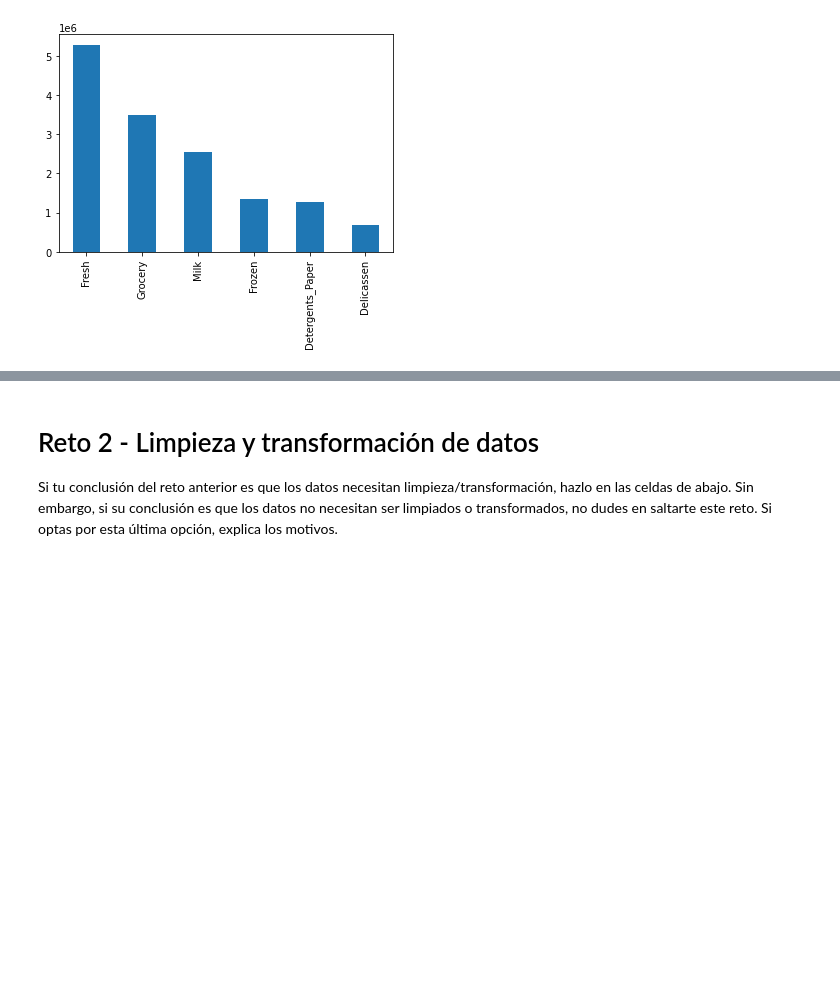
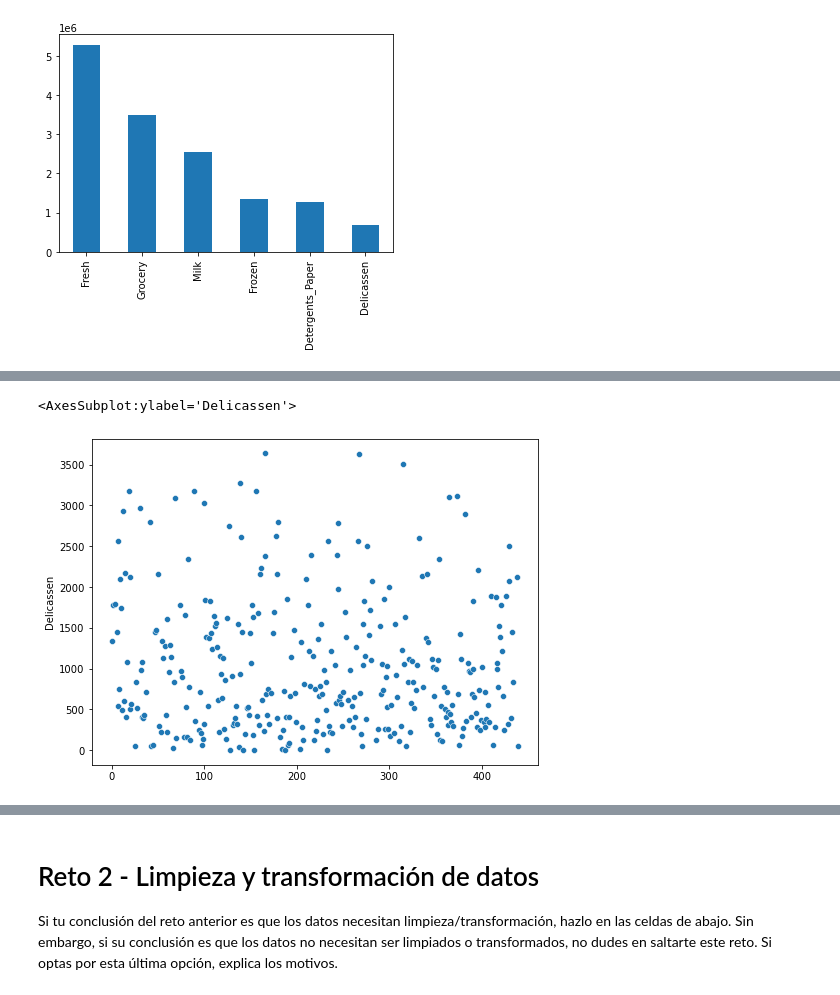
Before and after one commit to ivanseldas/lab-unsupervised-learning-es, a Jupyter notebook: your-code/main-esp.ipynb, the cells around one changed output, grey strips where cells are left out. Saved outputs shown, nothing was run; the diff lists cells and outputs as text; code cells hidden in the pictures; blank space fills up the shorter version.

```diff
--- a/your-code/main-esp.ipynb
+++ b/your-code/main-esp.ipynb
@@ -110,0 +175,18 @@ product_totals.plot(kind='bar')
+# %%
+# Using IQR to detect and remove outliers
+
+Q1 = df.quantile(0.25)
+Q3 = df.quantile(0.75)
+
+# Interquartil Range
+IQR = Q3 - Q1
+
+# Bounds
+lower_bound = Q1 - 1.5 * IQR
+upper_bound = Q3 + 1.5 * IQR
+
+# outliers
+df_outliers = df[(df >= lower_bound) & (df <= upper_bound)]
+df_without_outliers = df_outliers.dropna()
+
+df_without_outliers
@@ -110,0 +207,7 @@ product_totals.plot(kind='bar')
+# %%
+# Plot without outliers
+plt.figure(figsize=(8,6))
+sns.scatterplot(df_without_outliers['Delicassen'])
+# %% [output]
+<AxesSubplot:ylabel='Delicassen'>
+[figure, added]
```
Also changed, not shown: parts of 16 cells of this notebook.
